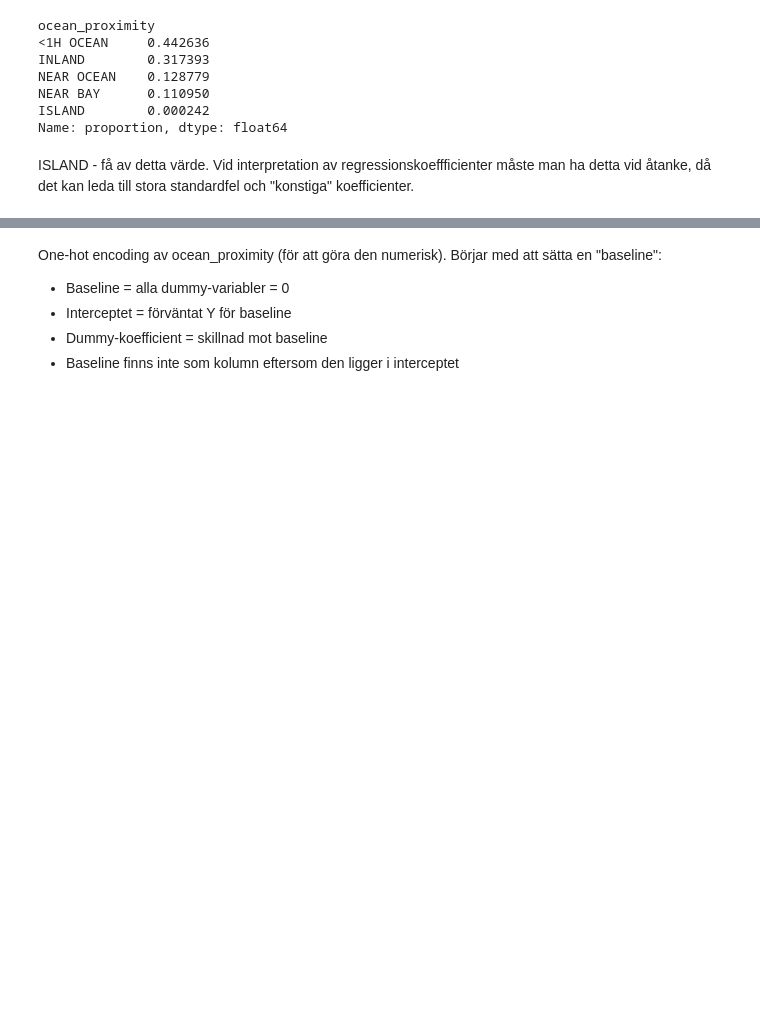
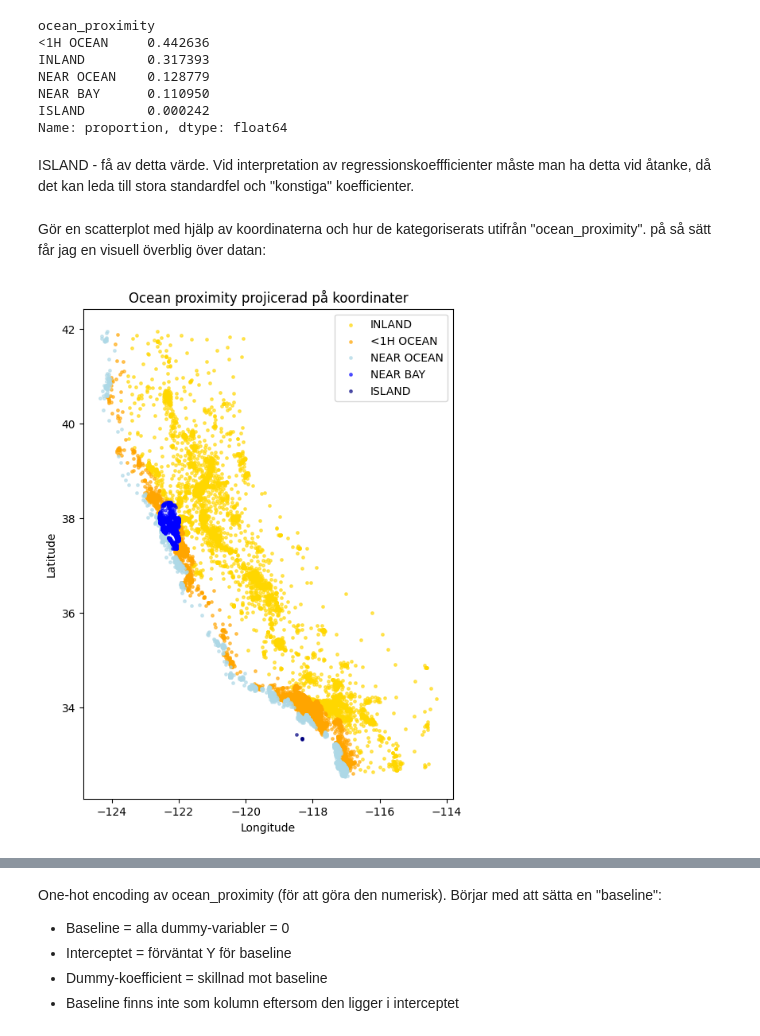
Before and after one commit to F-Degerman/statistical-methods-FANNY-DEGERMAN, a Jupyter notebook: Laboration-Statistik/lab_housing.ipynb, the cells around one changed output, grey strips where cells are left out. Saved outputs shown, nothing was run; the diff lists cells and outputs as text; code cells hidden in the pictures; blank space fills up the shorter version.

```diff
--- a/Laboration-Statistik/lab_housing.ipynb
+++ b/Laboration-Statistik/lab_housing.ipynb
@@ -122,3 +143,36 @@ ISLAND        0.000242
 Name: proportion, dtype: float64
 # %% [markdown]
 ISLAND - få av detta värde. Vid interpretation av regressionskoeffficienter måste man ha detta vid åtanke, då det kan leda till stora standardfel och "konstiga" koefficienter.
+# %% [markdown]
+Gör en scatterplot med hjälp av koordinaterna och hur de kategoriserats utifrån "ocean_proximity". på så sätt får jag en visuell överblig över datan:
+# %%
+import matplotlib.pyplot as plt
+
+color_map = {
+    "INLAND": "gold",
+    "<1H OCEAN": "orange",
+    "NEAR OCEAN": "lightblue",
+    "NEAR BAY": "blue",
+    "ISLAND": "navy"
+}
+
+plt.figure(figsize=(6, 8))
+
+for category, color in color_map.items():
+    subset = df[df["ocean_proximity"] == category]
+    plt.scatter(
+        subset["longitude"],
+        subset["latitude"],
+        s=6,
+        color=color,
+        label=category,
+        alpha=0.6
+    )
+
+plt.xlabel("Longitude")
+plt.ylabel("Latitude")
+plt.legend()
+plt.title("Ocean proximity projicerad på koordinater")
+plt.show()
+# %% [output]
+[figure, added]
```
Also changed, not shown: parts of 12 cells of this notebook, 4 other files.
